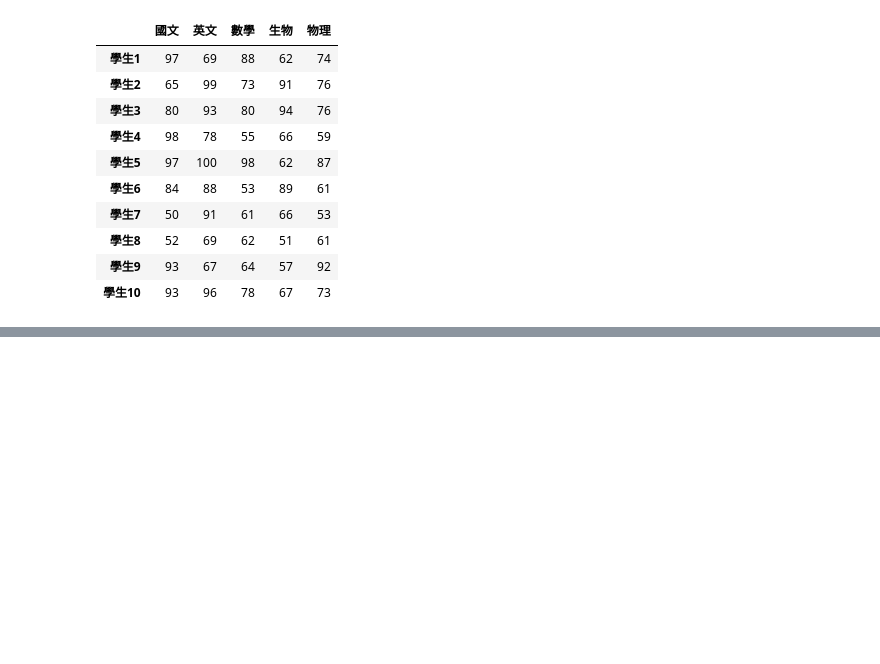
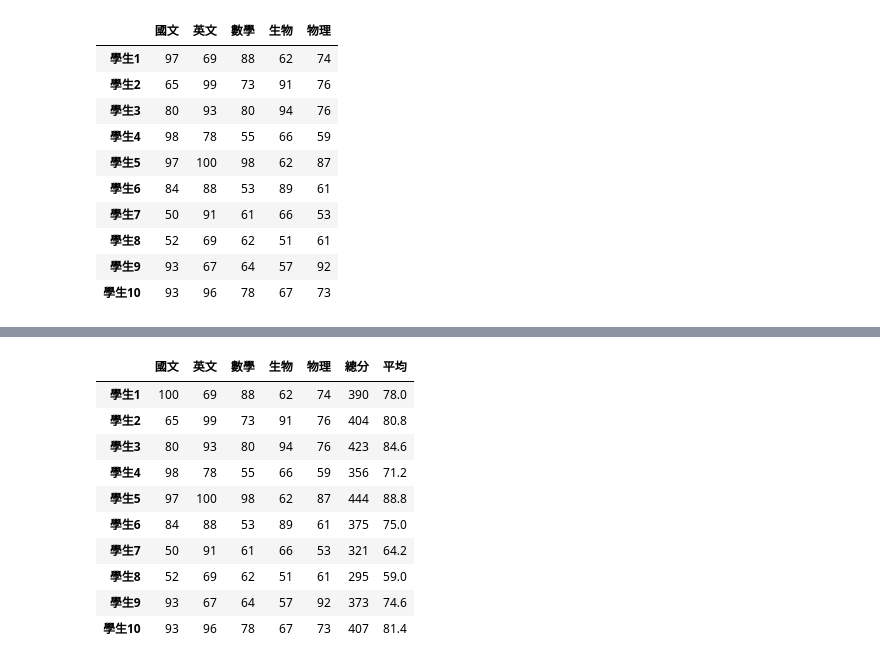
Before and after one commit to margart0114/Python_20250503, a Jupyter notebook: lesson13/lesson13_3.ipynb, the cells around one changed output, grey strips where cells are left out. Drawn from its saved outputs; the diff is of its cells as text; code cells hidden in the pictures; blank space fills up the shorter version.

```diff
--- a/lesson13/lesson13_3.ipynb
+++ b/lesson13/lesson13_3.ipynb
@@ -115,0 +155,16 @@ students_finish.iloc[:10,:5]
+# %%
+students10 = students_finish.iloc[:10].copy()
+students10.loc["學生1","國文"] = 100
+students10
+# %% [output]
+|  | 國文 | 英文 | 數學 | 生物 | 物理 | 總分 | 平均 |
+| 學生1 | 100 | 69 | 88 | 62 | 74 | 390 | 78.0 |
+| 學生2 | 65 | 99 | 73 | 91 | 76 | 404 | 80.8 |
+| 學生3 | 80 | 93 | 80 | 94 | 76 | 423 | 84.6 |
+| 學生4 | 98 | 78 | 55 | 66 | 59 | 356 | 71.2 |
+| 學生5 | 97 | 100 | 98 | 62 | 87 | 444 | 88.8 |
+| 學生6 | 84 | 88 | 53 | 89 | 61 | 375 | 75.0 |
+| 學生7 | 50 | 91 | 61 | 66 | 53 | 321 | 64.2 |
+| 學生8 | 52 | 69 | 62 | 51 | 61 | 295 | 59.0 |
+| 學生9 | 93 | 67 | 64 | 57 | 92 | 373 | 74.6 |
+| 學生10 | 93 | 96 | 78 | 67 | 73 | 407 | 81.4 |
```
Also changed, not shown: parts of 3 cells of this notebook.
